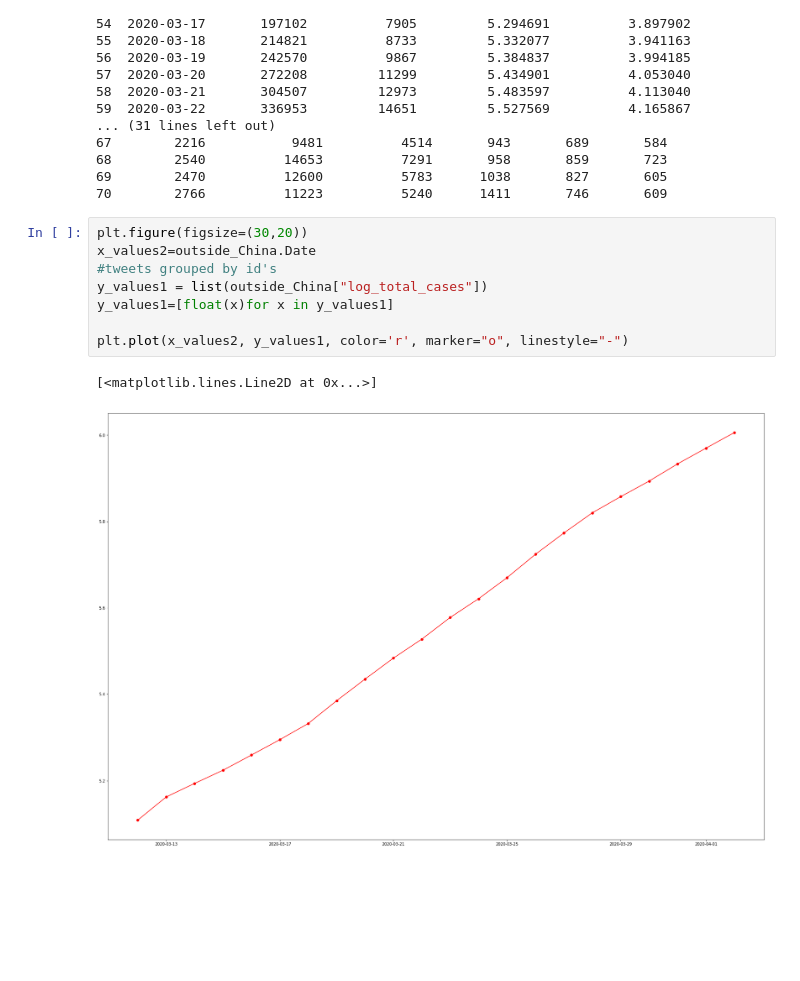
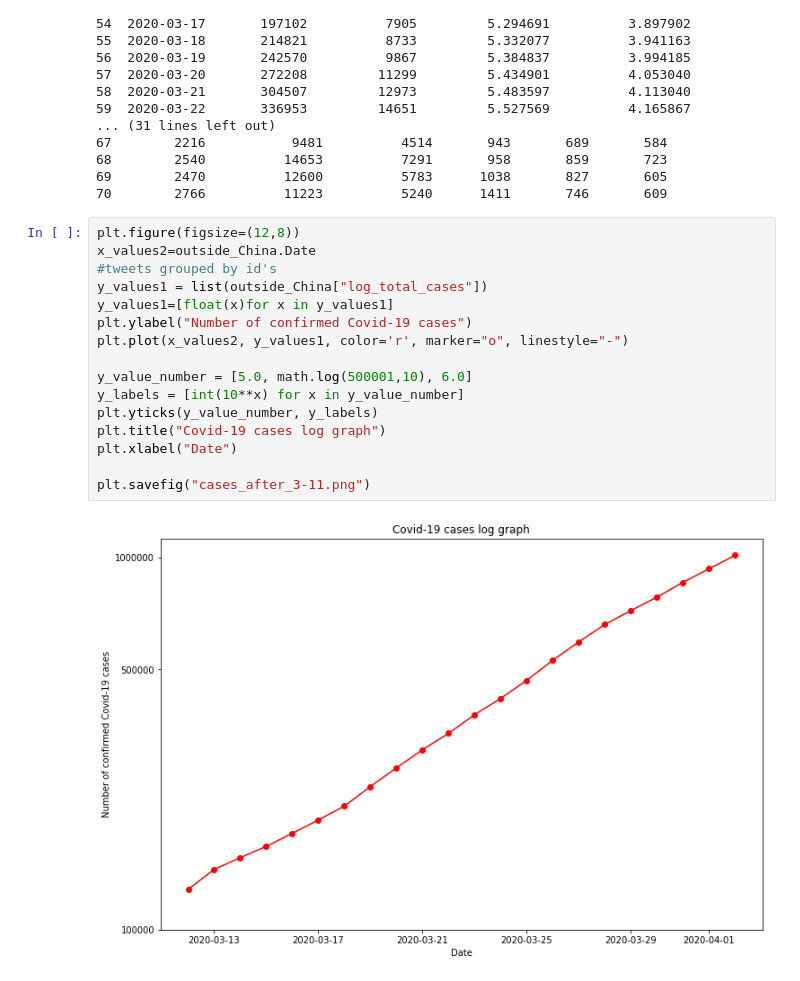
Before and after one commit to nimitchell/Covid-19-and-Climate-Change, a Jupyter notebook: Visualization graph.ipynb, the cells around one changed output. Saved outputs shown, nothing was run; the diff lists cells and outputs as text; blank space fills up the shorter version.

```diff
--- a/Visualization graph.ipynb
+++ b/Visualization graph.ipynb
@@ -341,16 +314,23 @@ print(outside_China)
 69        2470          12600          5783      1038       827       605
 70        2766          11223          5240      1411       746       609
 # %%
-plt.figure(figsize=(30,20))
+plt.figure(figsize=(12,8))
 x_values2=outside_China.Date
 #tweets grouped by id's
 y_values1 = list(outside_China["log_total_cases"])
 y_values1=[float(x)for x in y_values1]
+plt.ylabel("Number of confirmed Covid-19 cases")
+plt.plot(x_values2, y_values1, color='r', marker="o", linestyle="-")
 
-plt.plot(x_values2, y_values1, color='r', marker="o", linestyle="-")
+y_value_number = [5.0, math.log(500001,10), 6.0]
+y_labels = [int(10**x) for x in y_value_number]
+plt.yticks(y_value_number, y_labels)
+plt.title("Covid-19 cases log graph")
+plt.xlabel("Date")
+
+plt.savefig("cases_after_3-11.png")
 # %% [output]
-[<matplotlib.lines.Line2D at 0x...>]
-[figure, old version]
+[figure, new version]
 # %%
 plt.figure(figsize=(20,6))
 keywords = ['tweet_count', 'retweet_count', 'favorite_count']
```
Also changed, not shown: parts of 10 cells of this notebook.
